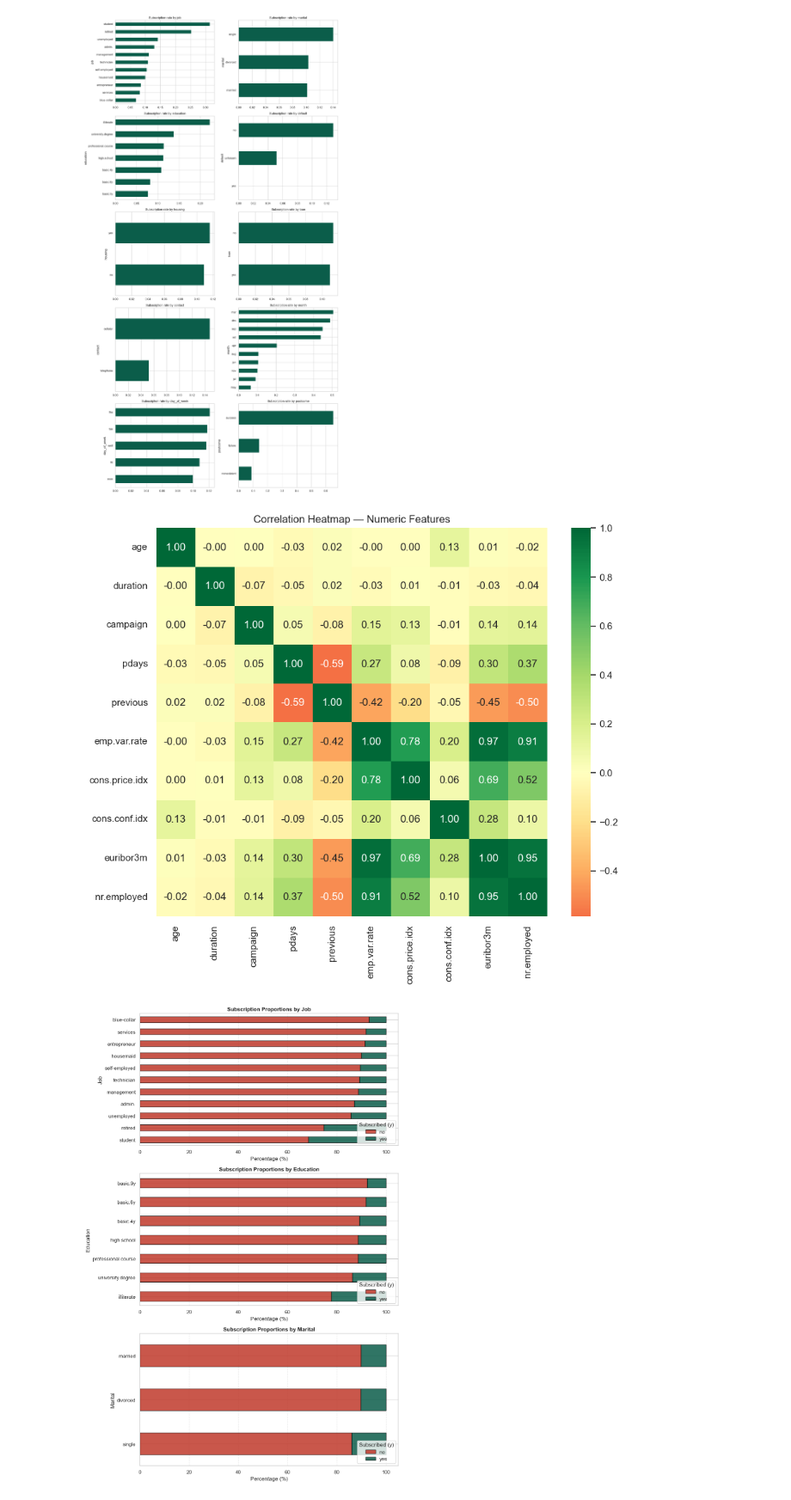
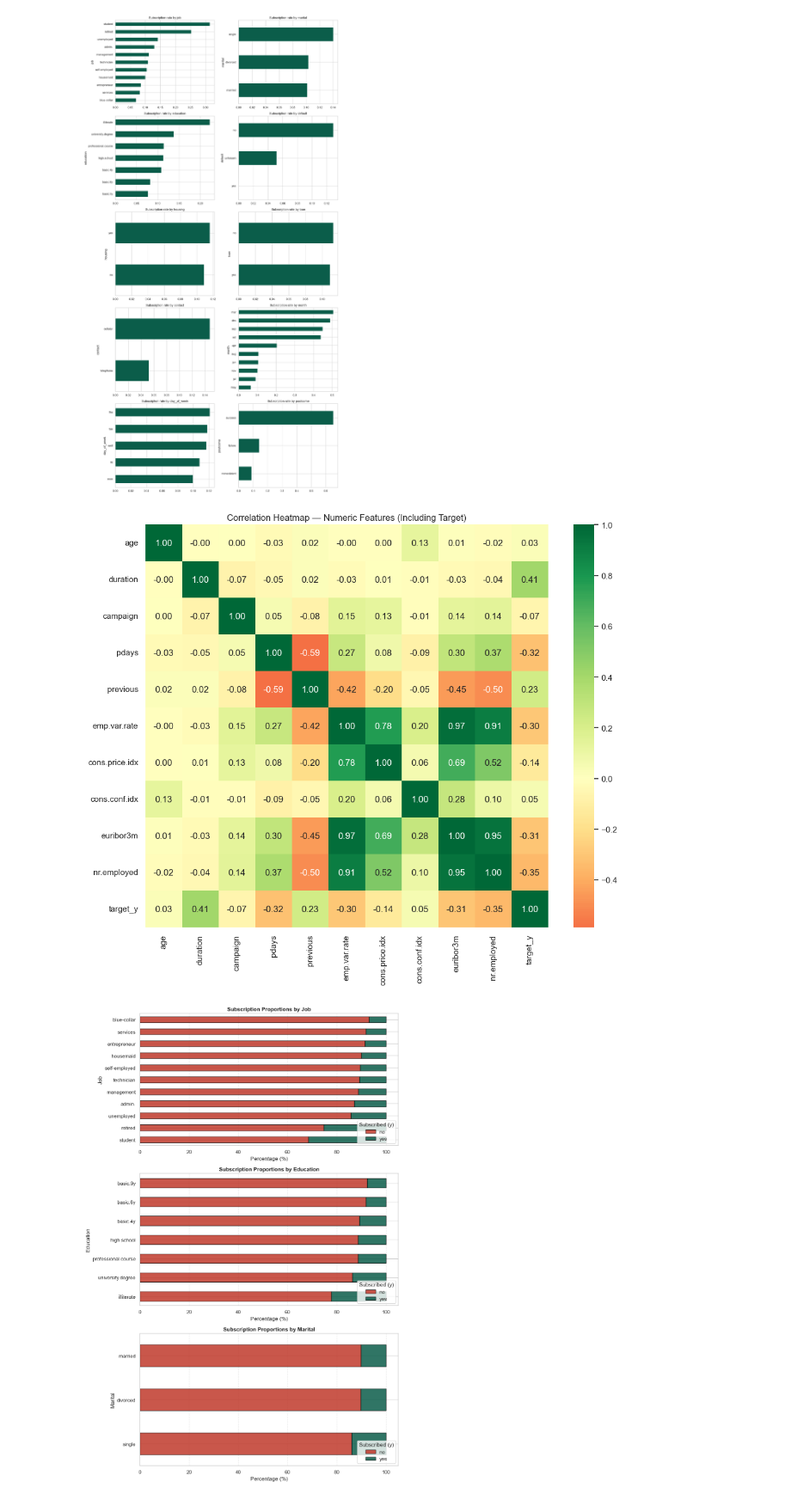
Before and after one commit to manchana240/Project_MachineLearning, a Jupyter notebook: notebooks/2_eda.ipynb, the cells around one changed output. Shown at 86% size. Saved outputs shown, nothing was run; the diff lists cells and outputs as text; code cells hidden in the pictures.

Commit message:
modify the code to generate the correlation heat map including the traget variable

```diff
--- a/notebooks/2_eda.ipynb
+++ b/notebooks/2_eda.ipynb
@@ -85,21 +85,26 @@ plt.show()
 # %% [output]
 [figure]
 # %%
-plt.figure(figsize=(10, 8))
+heatmap_data = df[num_cols].copy()
+heatmap_data['target_y'] = df['y'].map({'yes': 1, 'no': 0})
+
+plt.figure(figsize=(11, 9))
 
 sns.heatmap(
-    df[num_cols].corr(),
+    heatmap_data.corr(),
     annot=True,
     fmt=".2f",
     cmap="RdYlGn",
-    center=0
+    center=0,
+    square=True
 )
 
-plt.title("Correlation Heatmap — Numeric Features")
-plt.savefig("../reports/correlation_heatmap.png", dpi=150)
+plt.title("Correlation Heatmap — Numeric Features (Including Target)")
+plt.tight_layout()
+plt.savefig("../reports/correlation_heatmap_with_target.png", dpi=150)
 plt.show()
 # %% [output]
-[figure, old version]
+[figure, new version]
 # %%
 #target variable distribution
 demo_features = ['job', 'education', 'marital']
```
Also changed, not shown: 1 other file.
